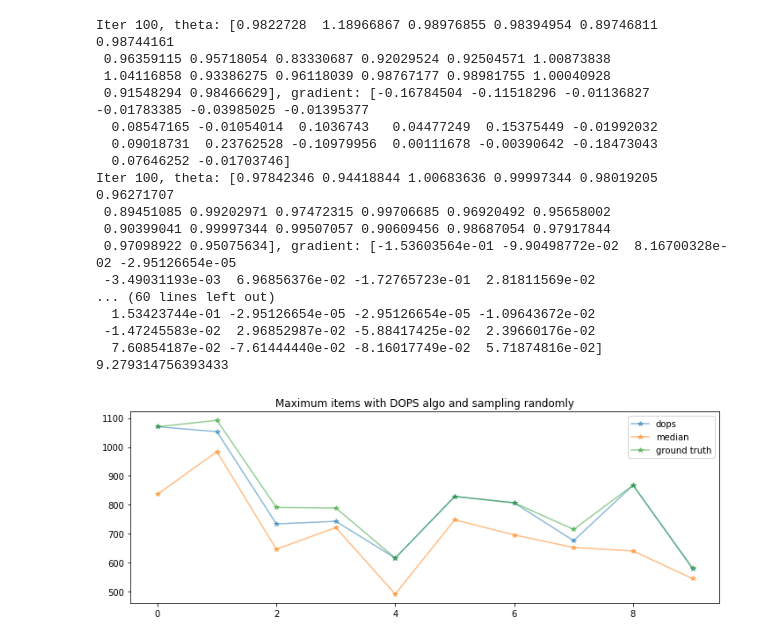
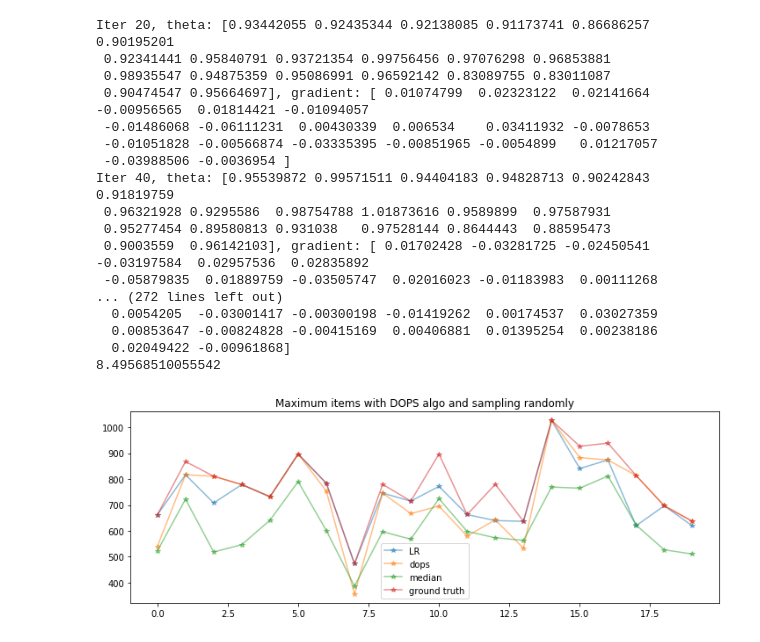
Before and after one commit to Duuuuuu/Learning-to-Rank-Patients-Severity-of-Illness-with-Partially-Observable-Data, a Jupyter notebook: toy_data.ipynb, the cells around one changed output. Cells and saved outputs as stored; diff of their text form; code cells hidden in the pictures.

```diff
--- a/toy_data.ipynb
+++ b/toy_data.ipynb
@@ -31,10 +32,12 @@ def two_largest(l):
             index2 = i
     return [index1, index2]
 # %%
+repeat = 20
+lins = []
 preds = []
 truth = []
 t1 = time.time()
-for _ in range(10):
+for _ in range(repeat):
     k = 5
     d = 20
     u = np.arange(d)
@@ -45,44 +48,51 @@ for _ in range(10):
         C[i][features] = 1
     S, z = generate_data(u, theta, C, 180, k)
     T, v = generate_data(u, theta, C, 10, k)
-    res, pred_theta, max_item = dops(S, z, T, C, 10, 0.9, np.zeros(d), batch_size=5, eta=0.1, iters=150, print_every=100)
+    reg = LinearRegression().fit(S, z)
+    res_lin = reg.predict(T)
+    res, pred_theta, max_item = dops(S, z, T, C, 10, 0.8, np.zeros(d), \
+        loss='approx',batch_size=5, eta=1, iters=50, print_every=20, cover_indices=range(d))
+    lins.append(res_lin)
     preds.append(res)
     truth.append(v)
 t2 = time.time()
 print(t2-t1)
 # %% [output]
-Iter 100, theta: [0.9822728  1.18966867 0.98976855 0.98394954 0.89746811 0.98744161
- 0.96359115 0.95718054 0.83330687 0.92029524 0.92504571 1.00873838
- 1.04116858 0.93386275 0.96118039 0.98767177 0.98981755 1.00040928
- 0.91548294 0.98466629], gradient: [-0.16784504 -0.11518296 -0.01136827 -0.01783385 -0.03985025 -0.01395377
-  0.08547165 -0.01054014  0.1036743   0.04477249  0.15375449 -0.01992032
-  0.09018731  0.23762528 -0.10979956  0.00111678 -0.00390642 -0.18473043
-  0.07646252 -0.01703746]
-Iter 100, theta: [0.97842346 0.94418844 1.00683636 0.99997344 0.98019205 0.96271707
- 0.89451085 0.99202971 0.97472315 0.99706685 0.96920492 0.95658002
- 0.90399041 0.99997344 0.99507057 0.90609456 0.98687054 0.97917844
- 0.97098922 0.95075634], gradient: [-1.53603564e-01 -9.90498772e-02  8.16700328e-02 -2.95126654e-05
- -3.49031193e-03  6.96856376e-02 -1.72765723e-01  2.81811569e-02
-... (60 lines left out)
-  1.53423744e-01 -2.95126654e-05 -2.95126654e-05 -1.09643672e-02
- -1.47245583e-02  2.96852987e-02 -5.88417425e-02  2.39660176e-02
-  7.60854187e-02 -7.61444440e-02 -8.16017749e-02  5.71874816e-02]
-9.279314756393433
+Iter 20, theta: [0.93442055 0.92435344 0.92138085 0.91173741 0.86686257 0.90195201
+ 0.92341441 0.95840791 0.93721354 0.99756456 0.97076298 0.96853881
+ 0.98935547 0.94875359 0.95086991 0.96592142 0.83089755 0.83011087
+ 0.90474547 0.95664697], gradient: [ 0.01074799  0.02323122  0.02141664 -0.00956565  0.01814421 -0.01094057
+ -0.01486068 -0.06111231  0.00430339  0.006534    0.03411932 -0.0078653
+ -0.01051828 -0.00566874 -0.03335395 -0.00851965 -0.0054899   0.01217057
+ -0.03988506 -0.0036954 ]
+Iter 40, theta: [0.95539872 0.99571511 0.94404183 0.94828713 0.90242843 0.91819759
+ 0.96321928 0.9295586  0.98754788 1.01873616 0.9589899  0.97587931
+ 0.95277454 0.89580813 0.931038   0.97528144 0.8644443  0.88595473
+ 0.9003559  0.96142103], gradient: [ 0.01702428 -0.03281725 -0.02450541 -0.03197584  0.02957536  0.02835892
+ -0.05879835  0.01889759 -0.03505747  0.02016023 -0.01183983  0.00111268
+... (272 lines left out)
+  0.0054205  -0.03001417 -0.00300198 -0.01419262  0.00174537  0.03027359
+  0.00853647 -0.00824828 -0.00415169  0.00406881  0.01395254  0.00238186
+  0.02049422 -0.00961868]
+8.49568510055542
 # %%
+lin = []
 pred = []
 real = []
 rand = []
-for i in range(10):
+for i in range(repeat):
+    lin.append(truth[i][np.argmax(lins[i])])
     pred.append(truth[i][np.argmax(preds[i])])
     real.append(max(truth[i]))
     rand.append(np.median(truth[i]))
 # %%
 plt.figure(figsize=(12,4))
-plt.plot(np.arange(0,10), pred, '*-', alpha=0.5, label='dops')
-plt.plot(np.arange(0,10), rand, '*-', alpha=0.5, label='median')
-plt.plot(np.arange(0,10), real, '*-', alpha=0.5, label='ground truth')
+plt.plot(range(repeat), lin, '*-', alpha=0.5, label='LR')
+plt.plot(range(repeat), pred, '*-', alpha=0.5, label='dops')
+plt.plot(range(repeat), rand, '*-', alpha=0.5, label='median')
+plt.plot(range(repeat), real, '*-', alpha=0.5, label='ground truth')
 plt.legend()
 plt.title('Maximum items with DOPS algo and sampling randomly')
 plt.show()
 # %% [output]
-[figure, old version]
+[figure, new version]
```
Also changed, not shown: parts of 1 cell of this notebook, 7 other files.
